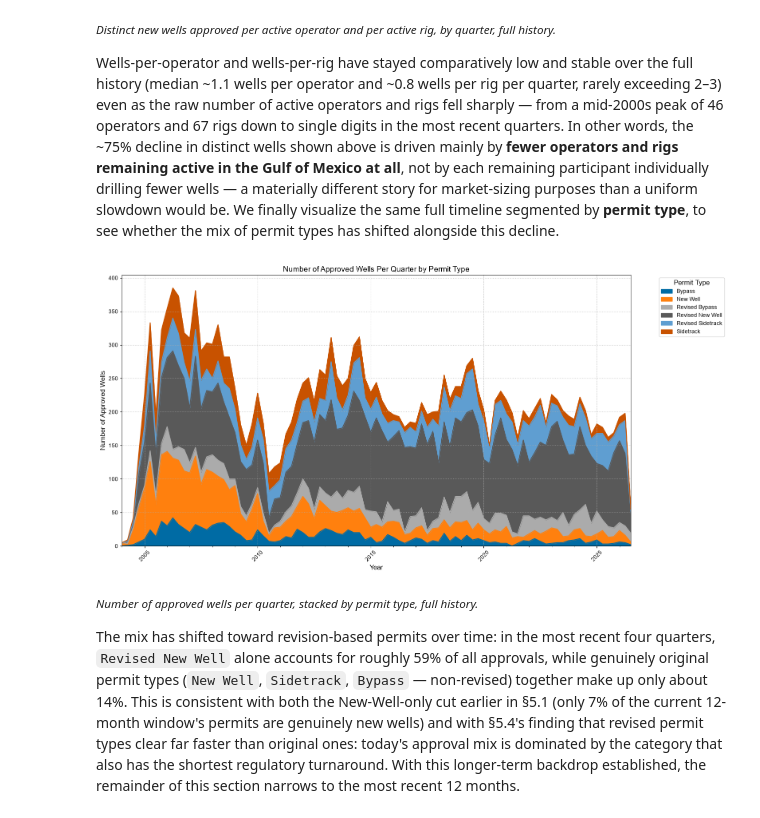
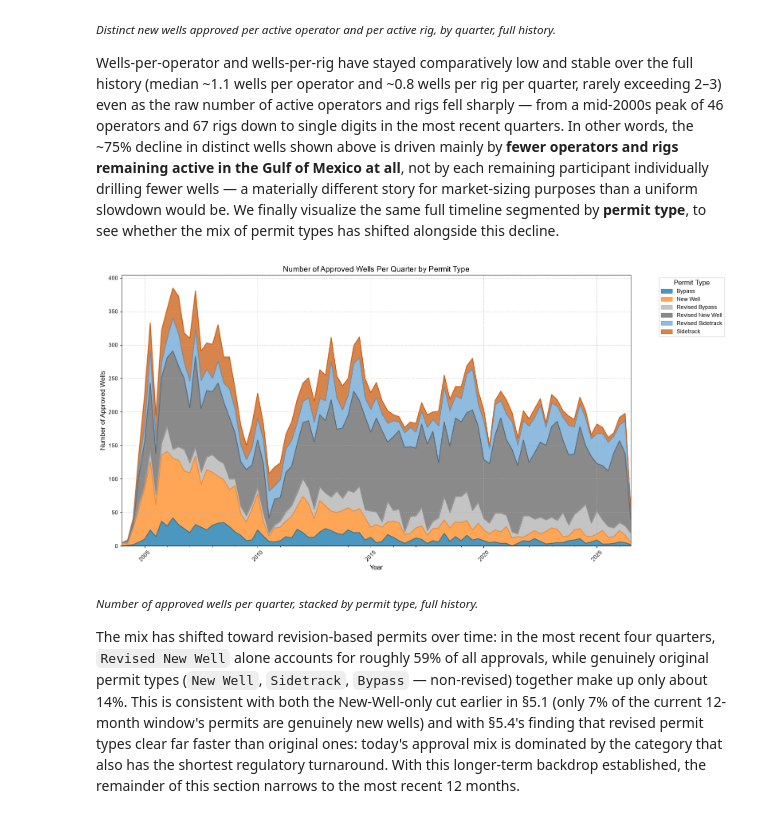
Before and after one commit to SCallerio/MPDBlog, a Jupyter notebook: src/2026-01-25-bsee-map-jupyter-example/2026-01-25-bsee-map-jupyter.ipynb, the cells around one changed output. Saved outputs shown, nothing was run; the diff lists cells and outputs as text; code cells hidden in the pictures.

```diff
--- a/src/2026-01-25-bsee-map-jupyter-example/2026-01-25-bsee-map-jupyter.ipynb
+++ b/src/2026-01-25-bsee-map-jupyter-example/2026-01-25-bsee-map-jupyter.ipynb
@@ -591,31 +592,31 @@ Wells-per-operator and wells-per-rig have stayed comparatively low and stable ov
 # %%
 # Unlike the New-Well-only filter used above, this reverts to *all* permit
 # types (re-running independently for clarity) to see how the permit-type
 # mix itself has shifted over the full history. Same 2004 cutoff as above.
 approved_wells = APD_master[APD_master['APD_STATUS_DT'] >= '2004-01-01'].copy()
 
 # Extract the year and quarter from the 'APD_STATUS_DT'
 approved_wells['Approved_Quarter'] = approved_wells['APD_STATUS_DT'].dt.to_period('Q')
 
 # Group by quarter and permit type, then count the wells
 wells_per_quarter_permit = approved_wells.groupby(['Approved_Quarter', 'PERMIT_TYPE']).size().unstack(fill_value=0)
 
 # Convert the PeriodIndex to datetime for plotting
 wells_per_quarter_permit.index = wells_per_quarter_permit.index.to_timestamp()
 
 # Note: .plot() creates its own figure, so no separate plt.figure() call is
 # needed here -- calling both (as before) produced two figures, the first blank.
-wells_per_quarter_permit.plot(kind='area', stacked=True, figsize=(16, 8))
+wells_per_quarter_permit.plot(kind='area', stacked=True, figsize=(16, 8), alpha=0.7)
 plt.title('Number of Approved Wells Per Quarter by Permit Type')
 plt.xlabel('Year')
 plt.ylabel('Number of Approved Wells')
 plt.grid(True)
 plt.xticks(rotation=45) # Rotate x-axis labels for better readability
 plt.legend(title='Permit Type', bbox_to_anchor=(1.05, 1), loc='upper left') # Place legend outside
 plt.tight_layout() # Adjust layout to prevent labels from overlapping
 plt.show()
 # %% [output]
-[figure, old version]
+[figure, new version]
 # %% [markdown]
 <small>*Number of approved wells per quarter, stacked by permit type, full history.*</small>
 
```
Also changed, not shown: parts of 3 cells of this notebook, 4 other files.
